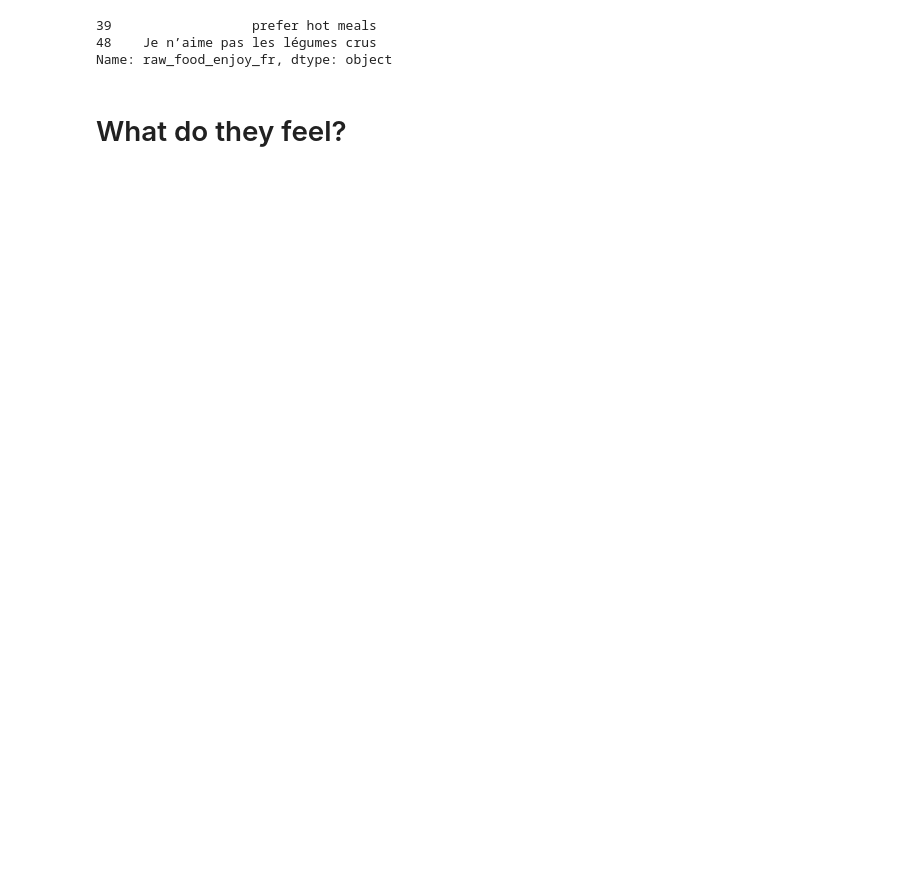
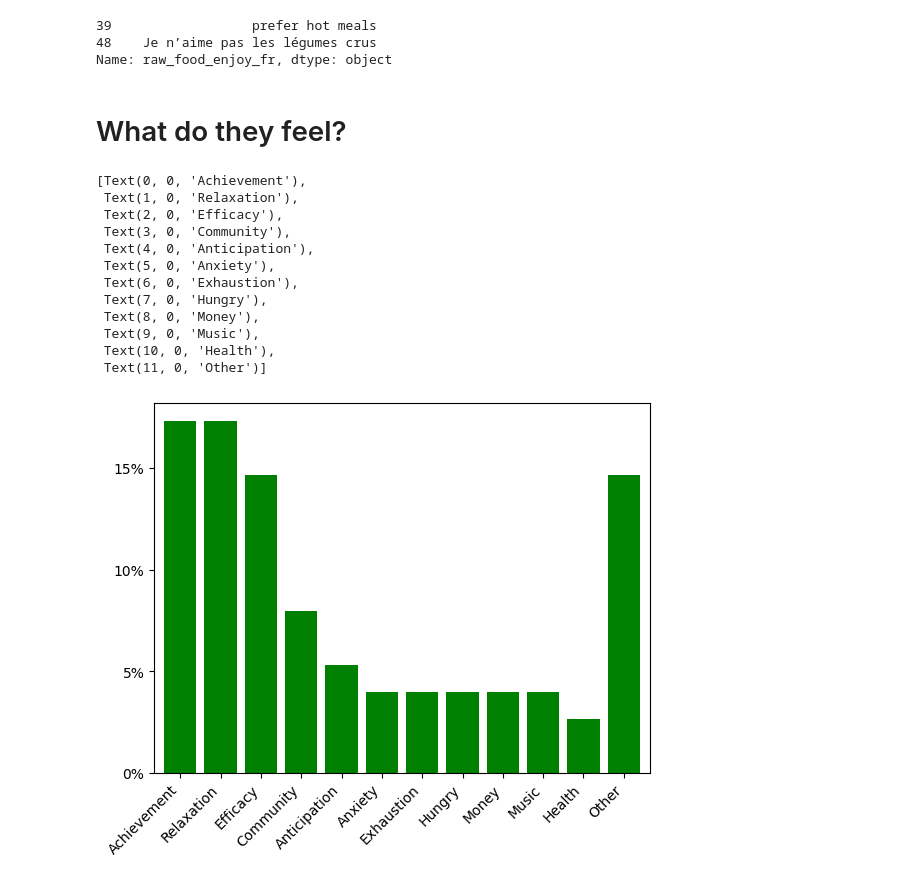
Before and after one commit to kaedejohnson/raw_food_epfl_dh411, a Jupyter notebook: survey_analysis.ipynb, the cells around one changed output. Cells and saved outputs as stored; diff of their text form; code cells hidden in the pictures; blank space fills up the shorter version.

```diff
--- a/survey_analysis.ipynb
+++ b/survey_analysis.ipynb
@@ -245 +255,29 @@ survey.loc[survey['cook_feeling'] == '很麻烦 不喜欢做饭', 'cook_feeling_
+# %%
+from matplotlib.ticker import FuncFormatter, MultipleLocator
+survey_exploded = survey[survey['cook_sentiment'] == "P"].explode('cook_feeling_word(s)')
+survey_exploded_agg = survey_exploded.groupby('cook_feeling_word(s)').agg('count')['ts']
+word_dist = (pd.DataFrame(survey_exploded_agg) / pd.DataFrame(survey_exploded_agg).sum(axis=0))
+word_dist = word_dist.sort_values(by='ts', ascending=False).reset_index()
+word_dist['order'] = word_dist.index
+word_dist.loc[word_dist["cook_feeling_word(s)"] == "Other", 'order'] = len(word_dist)
+#word_dist.plot(kind='bar', width=0.8)
+word_dist = word_dist.sort_values(by="order")[['cook_feeling_word(s)', 'ts']]
+ax = word_dist.set_index(keys='cook_feeling_word(s)').plot(kind='bar', width=0.8, legend=False, color = 'green', xlabel='')
+ax.yaxis.set_major_formatter('{:.0%}'.format)
+ax.yaxis.set_major_locator(MultipleLocator(.05))
+ax.set_xticklabels(ax.get_xticklabels(), rotation=45, ha='right')
+# %% [output]
+[Text(0, 0, 'Achievement'),
+ Text(1, 0, 'Relaxation'),
+ Text(2, 0, 'Efficacy'),
+ Text(3, 0, 'Community'),
+ Text(4, 0, 'Anticipation'),
+ Text(5, 0, 'Anxiety'),
+ Text(6, 0, 'Exhaustion'),
+ Text(7, 0, 'Hungry'),
+ Text(8, 0, 'Money'),
+ Text(9, 0, 'Music'),
+ Text(10, 0, 'Health'),
+ Text(11, 0, 'Other')]
+[figure, added]
 # %%
```
Also changed, not shown: parts of 8 cells of this notebook.
